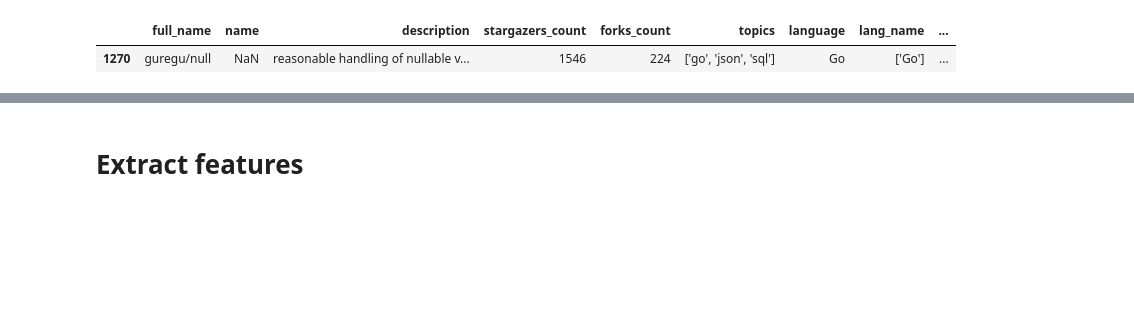
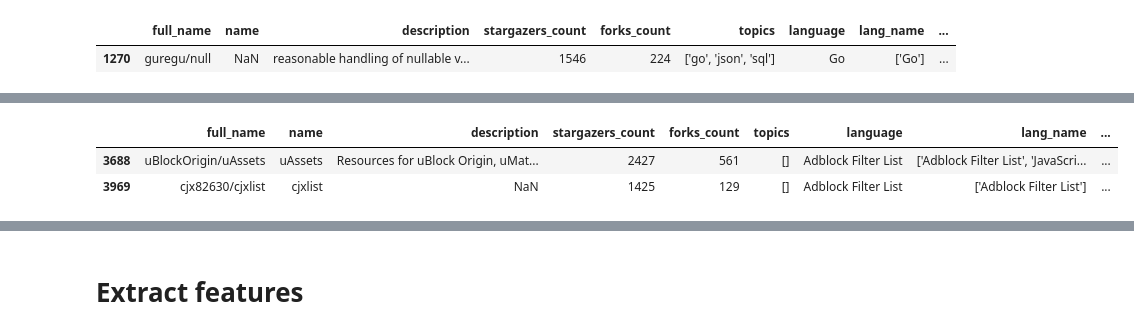
Before and after one commit to UjalaJha/nova, a Jupyter notebook: notebook/content_based_filtering_basic.ipynb, the cells around one changed output, grey strips where cells are left out. Saved outputs shown, nothing was run; the diff lists cells and outputs as text; code cells hidden in the pictures; blank space fills up the shorter version.

```diff
--- a/notebook/content_based_filtering_basic.ipynb
+++ b/notebook/content_based_filtering_basic.ipynb
@@ -192,3 +177,11 @@ from sklearn.metrics.pairwise import cosine_similarity
+# %%
+# Case where topic is empty
+result = data_selected[data_selected['lang_name'].str.contains('Adblock')]
+display(result)
+# %% [output]
+|  | full_name | name | description | stargazers_count | forks_count | topics | language | lang_name | ... |
+| 3688 | uBlockOrigin/uAssets | uAssets | Resources for uBlock Origin, uMat... | 2427 | 561 | [] | Adblock Filter List | ['Adblock Filter List', 'JavaScri... | ... |
+| 3969 | cjx82630/cjxlist | cjxlist | NaN | 1425 | 129 | [] | Adblock Filter List | ['Adblock Filter List'] | ... |
 # %%
 repo_data = data_selected.copy()
 display(repo_data.head())
```
Also changed, not shown: parts of 15 cells of this notebook.
